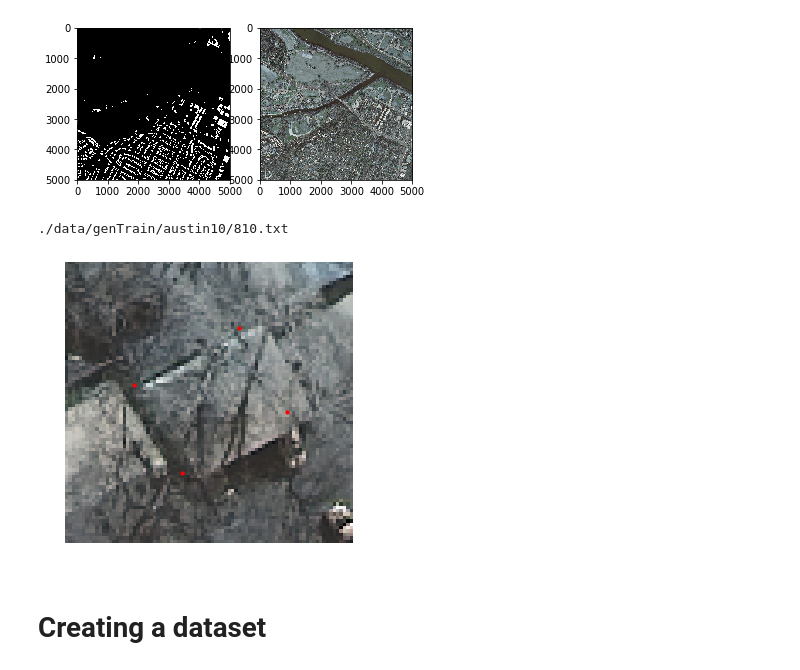
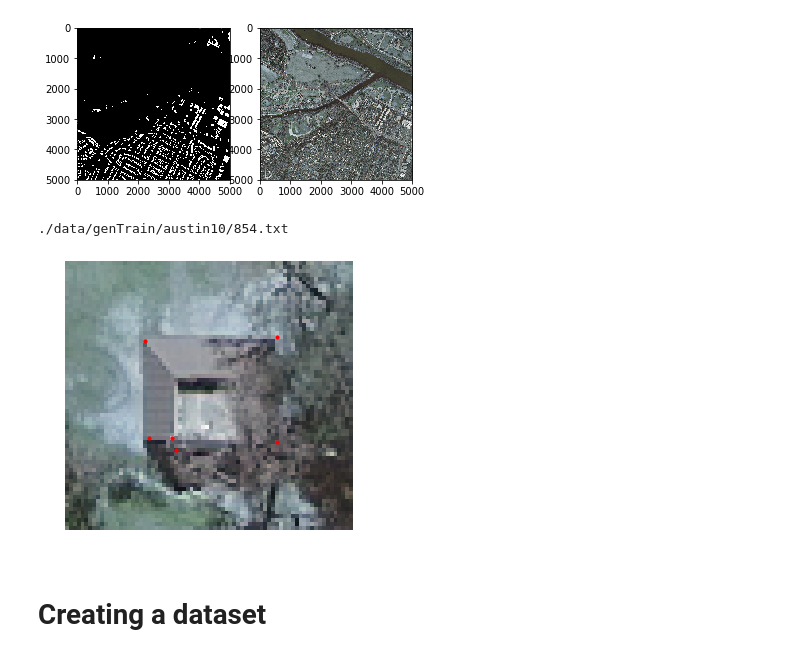
Before and after one commit to finnthedawg/DeepRoofs, a Jupyter notebook: corner_processing.ipynb, the cells around one changed output. Cells and saved outputs as stored; diff of their text form; code cells hidden in the pictures.

```diff
--- a/corner_processing.ipynb
+++ b/corner_processing.ipynb
@@ -231,7 +231,7 @@ def checkValid(buildingArray, margin):
     else:
         return(True)
 # %%
-def generateDataBuilding(buildingArray, image, margin, identifier, plot=False):
+def generateDataBuilding(buildingArray, image, margin, identifier, showPlot=False):
     buildingArray = np.copy(buildingArray)
 
     #Check if this building can be plotted
@@ -268,15 +268,19 @@ def generateDataBuilding(buildingArray, image, margin, identifier, plot=False):
     ax.scatter(buildingArray[:,0], buildingArray[:,1], c='r', s=10)
     fig.savefig('./data/genTrain/'+imageName+'/'+identifier+'.png');
 
+    #Don't show plot
+    if showPlot == False:
+        plt.close(fig)
+
 #     plt.figure(figsize=(4,4))
 #     plt.imshow(image[min_y-margin:max_y+margin,min_x-margin:max_x+margin], origin='lower')
 #     plt.scatter(buildingArray[:,0], buildingArray[:,1], c='r', s=10)
 #     plt.savefig('./data/genTrain/'+imageName+'/'+identifier+'.png');
 # %%
 #Note the positions are based on the ground area and not strictly roof area.
-generateDataBuilding(smoothContours[810], satImage, 20, '810',True)
+generateDataBuilding(smoothContours[854], satImage, 20, '854', True)
 # %% [output]
-./data/genTrain/austin10/810.txt
+./data/genTrain/austin10/854.txt
-[figure, old version]
+[figure, new version]
 # %% [markdown]
 # Creating a dataset
```
Also changed, not shown: parts of 1 cell of this notebook, 1 other file.
